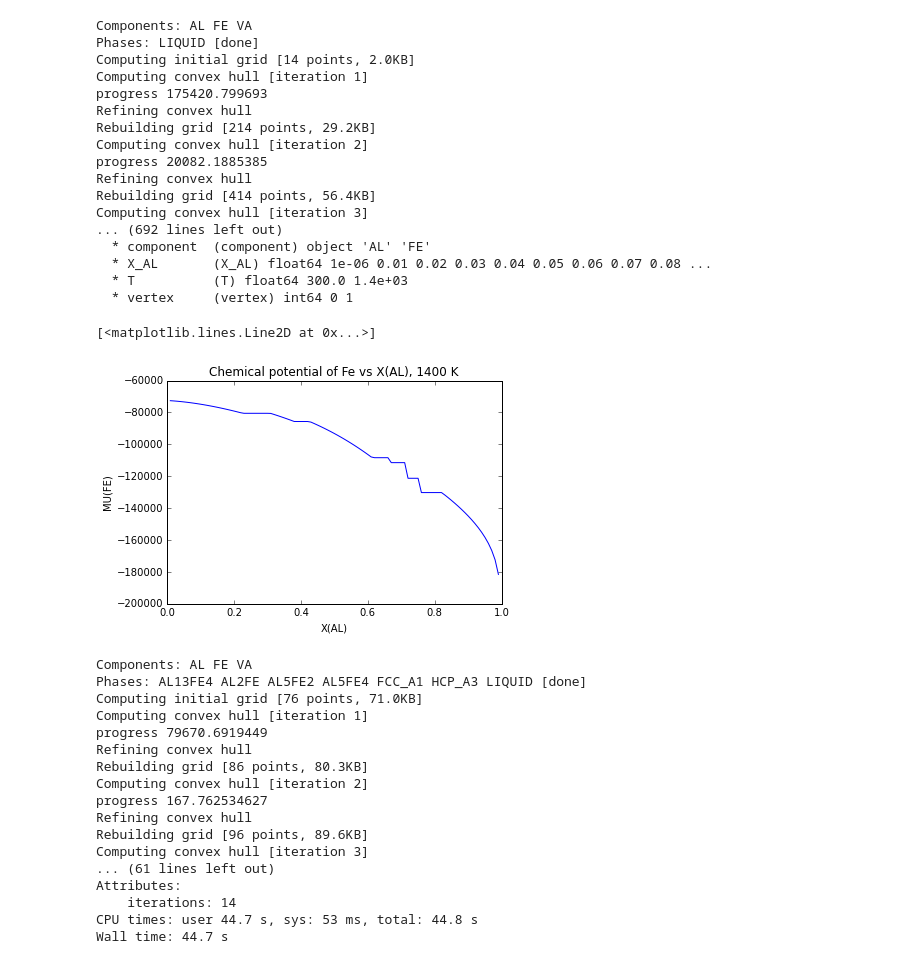
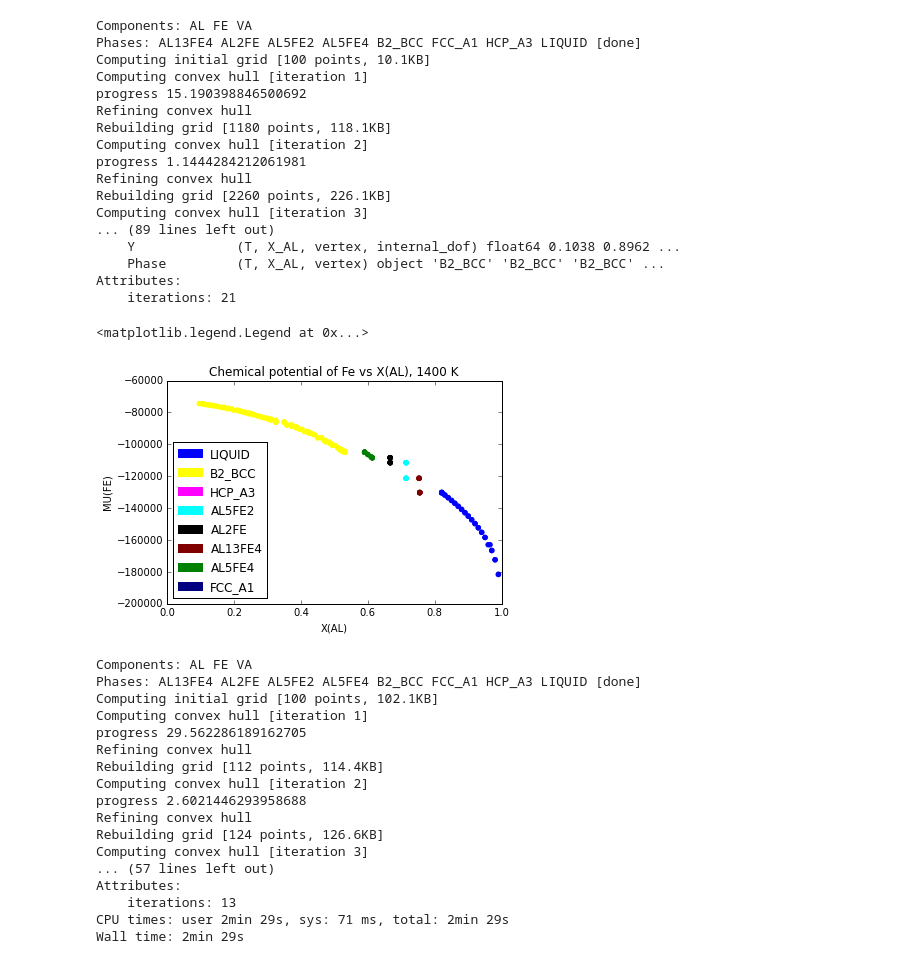
Before and after one commit to pycalphad/pycalphad, a Jupyter notebook: research/Equilibrium2Test.ipynb, the cells around one changed output. Cells and saved outputs as stored; diff of their text form; code cells hidden in the pictures.

```diff
--- a/research/Equilibrium2Test.ipynb
+++ b/research/Equilibrium2Test.ipynb
@@ -4,39 +5,45 @@ from pycalphad import Database
 import pycalphad.variables as v
 # %%
 db_alfe = Database('alfe_sei.TDB')
-my_phases_alfe = ['LIQUID']#, 'HCP_A3']#, 'AL5FE2', 'AL2FE', 'AL13FE4', 'AL5FE4', 'FCC_A1']
+my_phases_alfe = ['LIQUID', 'B2_BCC', 'HCP_A3', 'AL5FE2', 'AL2FE', 'AL13FE4', 'AL5FE4', 'FCC_A1']
 # %%
-%lprun -f equilibrium eq = equilibrium(db_alfe, ['AL', 'FE', 'VA'], my_phases_alfe, {v.X('AL'): (1e-6, 1, 0.01), v.T: [300, 1400]})
-print(eq.X)
+%time eq = equilibrium(db_alfe, ['AL', 'FE', 'VA'], my_phases_alfe, {v.X('AL'): (0.1, 1, 0.01), v.T: 1400})
+print(eq)
 # %% [output]
 Components: AL FE VA
-Phases: LIQUID [done]
-Computing initial grid [14 points, 2.0KB]
+Phases: AL13FE4 AL2FE AL5FE2 AL5FE4 B2_BCC FCC_A1 HCP_A3 LIQUID [done]
+Computing initial grid [100 points, 10.1KB]
 Computing convex hull [iteration 1]
-progress 175420.799693
+progress 15.190398846500692
 Refining convex hull
-Rebuilding grid [214 points, 29.2KB]
+Rebuilding grid [1180 points, 118.1KB]
 Computing convex hull [iteration 2]
-progress 20082.1885385
+progress 1.1444284212061981
 Refining convex hull
-Rebuilding grid [414 points, 56.4KB]
+Rebuilding grid [2260 points, 226.1KB]
 Computing convex hull [iteration 3]
-... (692 lines left out)
-  * component  (component) object 'AL' 'FE'
-  * X_AL       (X_AL) float64 1e-06 0.01 0.02 0.03 0.04 0.05 0.06 0.07 0.08 ...
-  * T          (T) float64 300.0 1.4e+03
-  * vertex     (vertex) int64 0 1
+... (89 lines left out)
+    Y             (T, X_AL, vertex, internal_dof) float64 0.1038 0.8962 ...
+    Phase         (T, X_AL, vertex) object 'B2_BCC' 'B2_BCC' 'B2_BCC' ...
+Attributes:
+    iterations: 21
 # %%
 %matplotlib inline
 import matplotlib.pyplot as plt
+from pycalphad.plot.utils import phase_legend
 plt.gca().set_xlim((0,1))
 plt.gca().set_title('Chemical potential of Fe vs X(AL), 1400 K')
 plt.gca().set_xlabel('X(AL)')
 plt.gca().set_ylabel('MU(FE)')
-plt.plot(eq.X_AL, eq.MU.sel(T=1400, component='FE'))
+phase_handles, phasemap = phase_legend(my_phases_alfe)
+phasecolors = [phasemap[str(p.values)] for p in eq.Phase.sel(T=1400, vertex=0)]
+plt.scatter(eq.X.sel(T=1400, component='AL', vertex=0), eq.MU.sel(T=1400, component='FE'), color=phasecolors)
+phasecolors = [phasemap[str(p.values)] for p in eq.Phase.sel(T=1400, vertex=1)]
+plt.scatter(eq.X.sel(T=1400, component='AL', vertex=1), eq.MU.sel(T=1400, component='FE'), color=phasecolors)
+plt.gca().legend(phase_handles, my_phases_alfe, loc='lower left')
 # %% [output]
-[<matplotlib.lines.Line2D at 0x...>]
+<matplotlib.legend.Legend at 0x...>
-[figure, old version]
+[figure, new version]
 # %%
 %%time
 eq = equilibrium(db_alfe, ['AL', 'FE', 'VA'], my_phases_alfe,
@@ -44,22 +51,22 @@ eq = equilibrium(db_alfe, ['AL', 'FE', 'VA'], my_phases_alfe,
 print(eq)
 # %% [output]
 Components: AL FE VA
-Phases: AL13FE4 AL2FE AL5FE2 AL5FE4 FCC_A1 HCP_A3 LIQUID [done]
-Computing initial grid [76 points, 71.0KB]
+Phases: AL13FE4 AL2FE AL5FE2 AL5FE4 B2_BCC FCC_A1 HCP_A3 LIQUID [done]
+Computing initial grid [100 points, 102.1KB]
 Computing convex hull [iteration 1]
-progress 79670.6919449
+progress 29.562286189162705
 Refining convex hull
-Rebuilding grid [86 points, 80.3KB]
+Rebuilding grid [112 points, 114.4KB]
 Computing convex hull [iteration 2]
-progress 167.762534627
+progress 2.6021446293958688
 Refining convex hull
-Rebuilding grid [96 points, 89.6KB]
+Rebuilding grid [124 points, 126.6KB]
 Computing convex hull [iteration 3]
-... (61 lines left out)
+... (57 lines left out)
 Attributes:
-    iterations: 14
-CPU times: user 44.7 s, sys: 53 ms, total: 44.8 s
-Wall time: 44.7 s
+    iterations: 13
+CPU times: user 2min 29s, sys: 71 ms, total: 2min 29s
+Wall time: 2min 29s
 # %%
 %matplotlib inline
 import matplotlib.pyplot as plt
```
Also changed, not shown: parts of 2 cells of this notebook, 2 other files.
